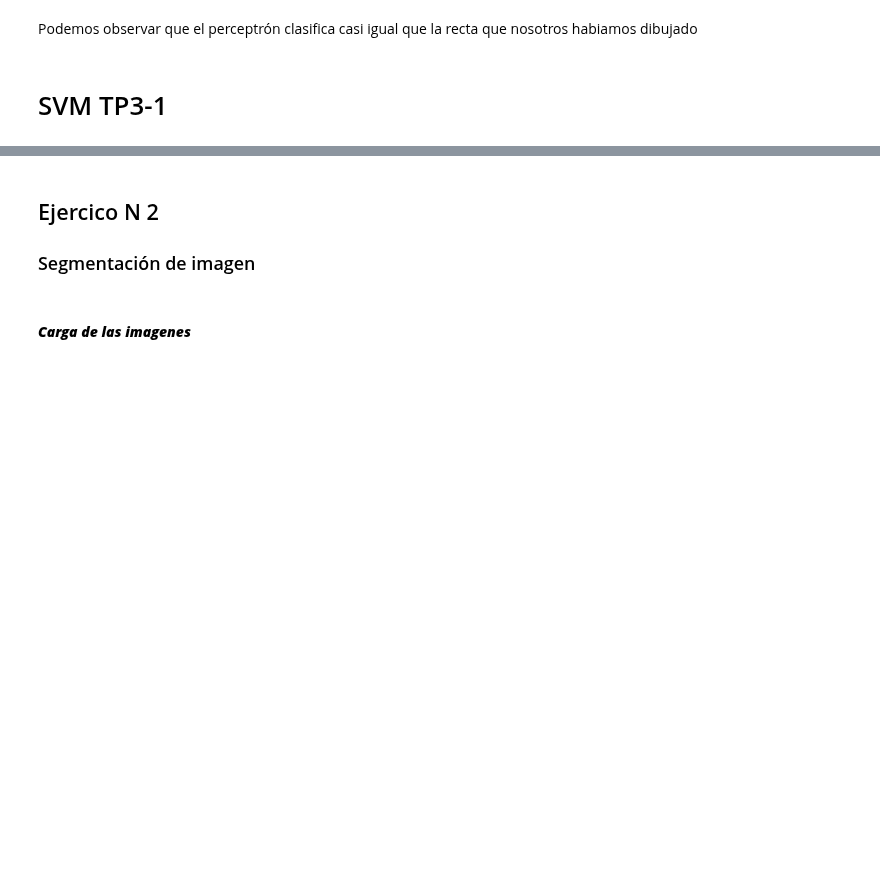
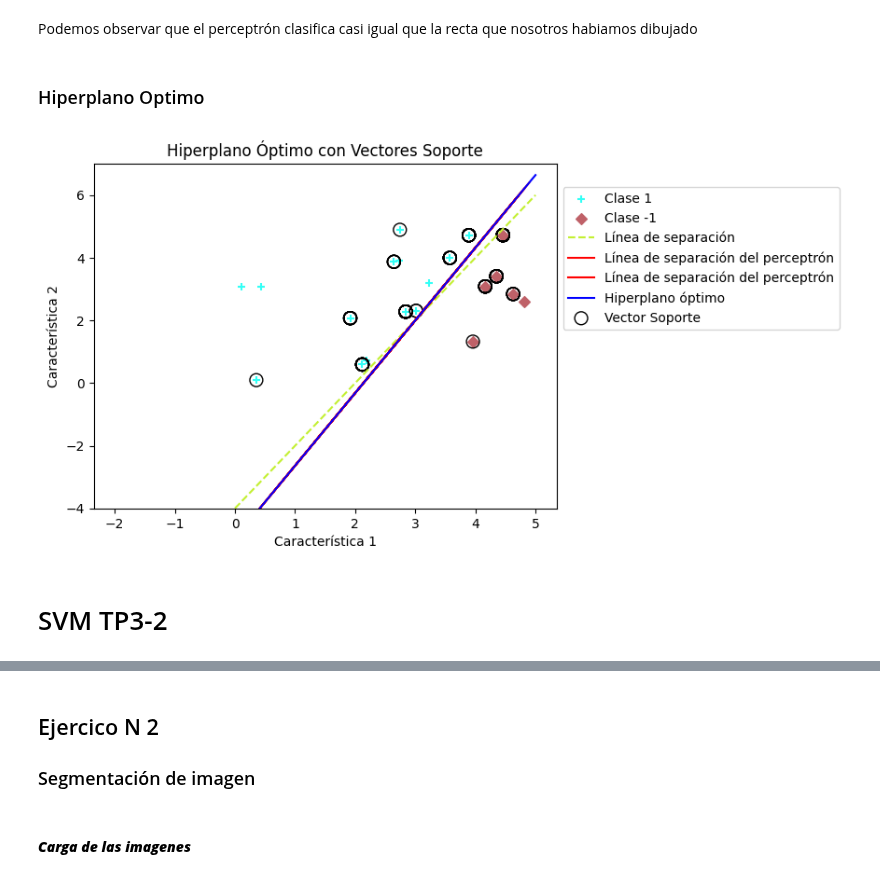
Before and after one commit to UnahurAprendizajeAutomatico/SVM, a Jupyter notebook: modelos/svm.ipynb, the cells around one changed output, grey strips where cells are left out. Drawn from its saved outputs; the diff is of its cells as text; code cells hidden in the pictures; blank space fills up the shorter version.

```diff
--- a/modelos/svm.ipynb
+++ b/modelos/svm.ipynb
@@ -105,4 +101,71 @@ plt.show()
 # %% [markdown]
 Podemos observar que el perceptrón clasifica casi igual que la recta que nosotros habiamos dibujado
+# %% [markdown]
+### Hiperplano Optimo
+# %%
+import numpy as np
+import matplotlib.pyplot as plt
+
+def perceptron_learning_with_support_vectors(X, y, learning_rate, epochs):
+    n_samples, n_features = X.shape
+    w = np.zeros(n_features)
+    b = 0
+    support_vectors = []  # Almacenar los vectores soporte
+    support_vector_labels = []  # Almacenar las etiquetas de los vectores soporte
+
+    for epoch in range(epochs):
+        misclassified = False
+        for i in range(n_samples):
+            z = np.dot(X[i], w) + b
+            y_pred = 1 if z > 0 else -1
+
+            if y_pred != y[i]:
+                w += learning_rate * y[i] * X[i]
+                b += learning_rate * y[i]
+                misclassified = True
+
+                # Almacenar vectores soporte
+                support_vectors.append(X[i])
+                support_vector_labels.append(y[i])
+
+        if not misclassified:
+            break
+
+    return w, b, support_vectors, support_vector_labels
+
+# Parámetros de entrenamiento
+learning_rate = 0.1
+epochs = 1000
+
+# Entrenar el perceptrón y obtener los vectores soporte
+w, b, support_vectors, support_vector_labels = perceptron_learning_with_support_vectors(X_1, y_1, learning_rate, epochs)
+
+# Encontrar el hiperplano óptimo
+w_optimal = weights
+b_optimal = bias
+
+# Graficar los datos
+plt.scatter(x1[y_real == 1], x2[y_real == 1], label='Clase 1',marker='+',color='#33FFF6')
+plt.scatter(x1[y_real == -1], x2[y_real == -1], label='Clase -1',marker='D',color='#BF6168')
+plt.plot([0, 5], [recta(0), recta(5)], color='#c3f032', linestyle='--', label='Línea de separación')
+plt.plot(X_1, y_perceptron, color='red', label='Línea de separación del perceptrón')
+# Graficar el hiperplano óptimo
+x_hyperplane = np.linspace(-2, 5, 100)
+y_hyperplane = (-w_optimal[0] / w_optimal[1]) * x_hyperplane - b_optimal / w_optimal[1]
+plt.plot(x_hyperplane, y_hyperplane, color='blue', label='Hiperplano óptimo')
+
+# Graficar los vectores soporte
+for i, sv in enumerate(support_vectors):
+    plt.scatter(sv[0], sv[1], s=100, facecolors='none', edgecolors='k', label='Vector Soporte' if i == 0 else '')
+
+plt.legend()
+plt.xlabel('Característica 1')
+plt.ylabel('Característica 2')
+plt.title('Hiperplano Óptimo con Vectores Soporte')
+plt.legend(loc='lower left',bbox_to_anchor=(1, 0.5))
+plt.ylim(bottom=-4, top=7)
+plt.show()
+# %% [output]
+[figure, added]
 # %% [markdown]
-# SVM TP3-1
+# SVM TP3-2
```
Also changed, not shown: parts of 23 cells of this notebook.
